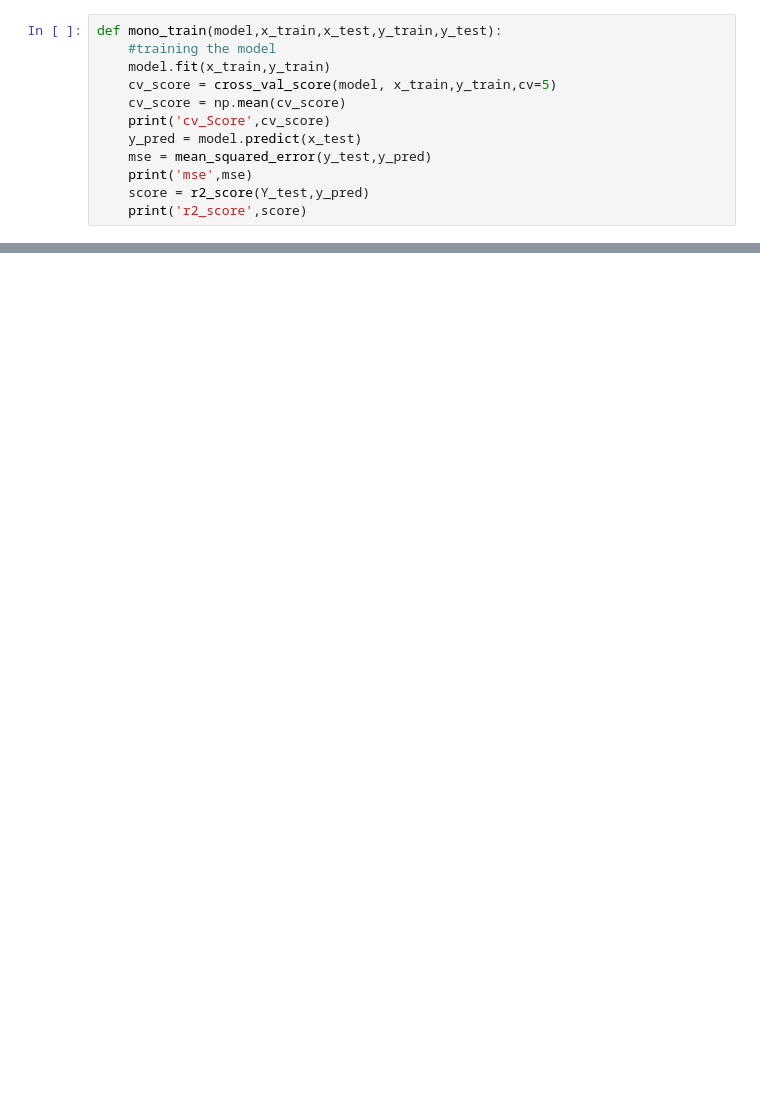
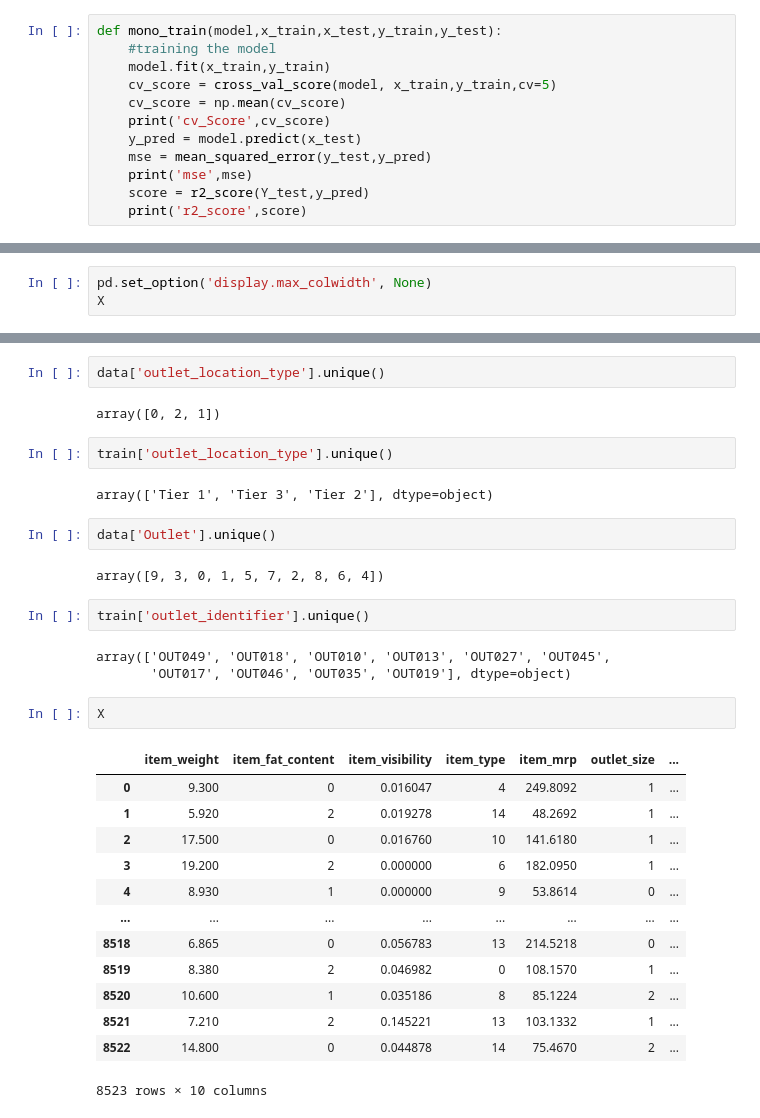
Before and after one commit to KodeCell/Big_mart_proj, a Jupyter notebook: Test_Model.ipynb, the cells around one changed output, grey strips where cells are left out. Saved outputs shown, nothing was run; the diff lists cells and outputs as text; blank space fills up the shorter version.

```diff
--- a/Test_Model.ipynb
+++ b/Test_Model.ipynb
@@ -206,0 +219,3 @@ data.head()
+# %%
+pd.set_option('display.max_colwidth', None)
+X
@@ -206,0 +254,33 @@ data.head()
+# %%
+data['outlet_location_type'].unique()
+# %% [output]
+array([0, 2, 1])
+# %%
+train['outlet_location_type'].unique()
+# %% [output]
+array(['Tier 1', 'Tier 3', 'Tier 2'], dtype=object)
+# %%
+data['Outlet'].unique()
+# %% [output]
+array([9, 3, 0, 1, 5, 7, 2, 8, 6, 4])
+# %%
+train['outlet_identifier'].unique()
+# %% [output]
+array(['OUT049', 'OUT018', 'OUT010', 'OUT013', 'OUT027', 'OUT045',
+       'OUT017', 'OUT046', 'OUT035', 'OUT019'], dtype=object)
+# %%
+X
+# %% [output]
+|  | item_weight | item_fat_content | item_visibility | item_type | item_mrp | outlet_size | ... |
+| 0 | 9.300 | 0 | 0.016047 | 4 | 249.8092 | 1 | ... |
+| 1 | 5.920 | 2 | 0.019278 | 14 | 48.2692 | 1 | ... |
+| 2 | 17.500 | 0 | 0.016760 | 10 | 141.6180 | 1 | ... |
+| 3 | 19.200 | 2 | 0.000000 | 6 | 182.0950 | 1 | ... |
+| 4 | 8.930 | 1 | 0.000000 | 9 | 53.8614 | 0 | ... |
+| ... | ... | ... | ... | ... | ... | ... | ... |
+| 8518 | 6.865 | 0 | 0.056783 | 13 | 214.5218 | 0 | ... |
+| 8519 | 8.380 | 2 | 0.046982 | 0 | 108.1570 | 1 | ... |
+| 8520 | 10.600 | 1 | 0.035186 | 8 | 85.1224 | 2 | ... |
+| 8521 | 7.210 | 2 | 0.145221 | 13 | 103.1332 | 1 | ... |
+| 8522 | 14.800 | 0 | 0.044878 | 14 | 75.4670 | 2 | ... |
+8523 rows × 10 columns
```
Also changed, not shown: parts of 27 cells of this notebook, 14 other files.
